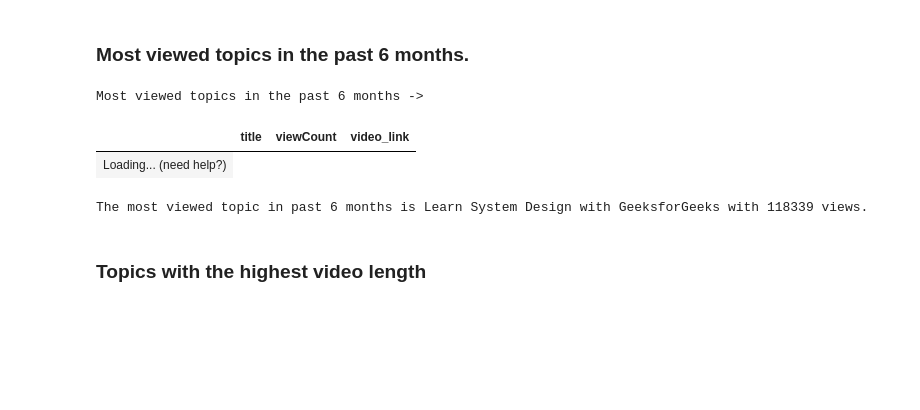
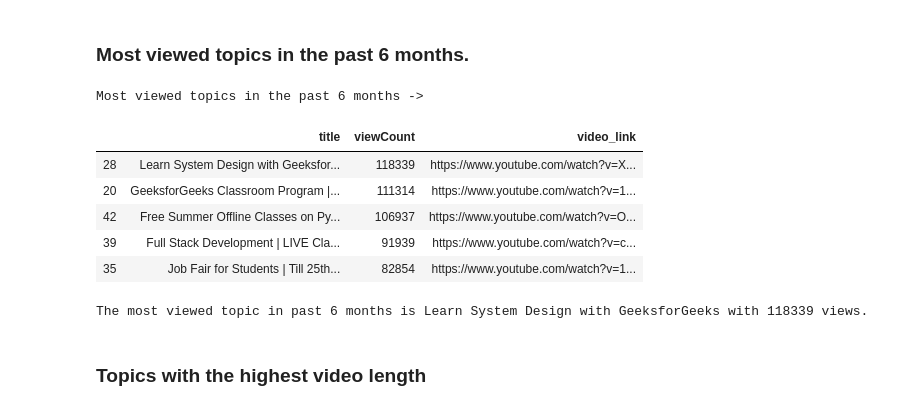
Before and after one commit to anayjain/GFG-DataAnalysis, a Jupyter notebook: GeeksforGeeks_Project2_GFGDataAnalysis.ipynb, the cells around one changed output. Drawn from its saved outputs; the diff is of its cells as text; code cells hidden in the pictures; blank space fills up the shorter version.

```diff
--- a/GeeksforGeeks_Project2_GFGDataAnalysis.ipynb
+++ b/GeeksforGeeks_Project2_GFGDataAnalysis.ipynb
@@ -179,14 +178,19 @@ tabulate(df.head(5), headers = 'keys', tablefmt = 'html')
 # %%
 # Convert viewCount from string to integer
 df['viewCount'] = df['viewCount'].astype('int')
 # Sort topics by number of views
 most_viewed = df.sort_values(by=['viewCount'],ascending=False)
 print("Most viewed topics in the past 6 months ->")
-most_viewed[['title', 'viewCount', 'video_link']].head(5)
+# show(most_viewed[['title', 'viewCount', 'video_link']].head(5))
+tabulate(most_viewed[['title', 'viewCount', 'video_link']].head(5), headers = 'keys', tablefmt = 'html')
 # %% [output]
 Most viewed topics in the past 6 months ->
 |  | title | viewCount | video_link |
-| Loading... (need help?) |
+| 28 | Learn System Design with Geeksfor... | 118339 | https://www.youtube.com/watch?v=X... |
+| 20 | GeeksforGeeks Classroom Program |... | 111314 | https://www.youtube.com/watch?v=1... |
+| 42 | Free Summer Offline Classes on Py... | 106937 | https://www.youtube.com/watch?v=O... |
+| 39 | Full Stack Development | LIVE Cla... | 91939 | https://www.youtube.com/watch?v=c... |
+| 35 | Job Fair for Students | Till 25th... | 82854 | https://www.youtube.com/watch?v=1... |
 # %%
 print("The most viewed topic in past 6 months is {} with {} views.".format(list(most_viewed['title'])[0],list(most_viewed['viewCount'])[0]))
 # %% [output]
```
Also changed, not shown: parts of 6 cells of this notebook.
